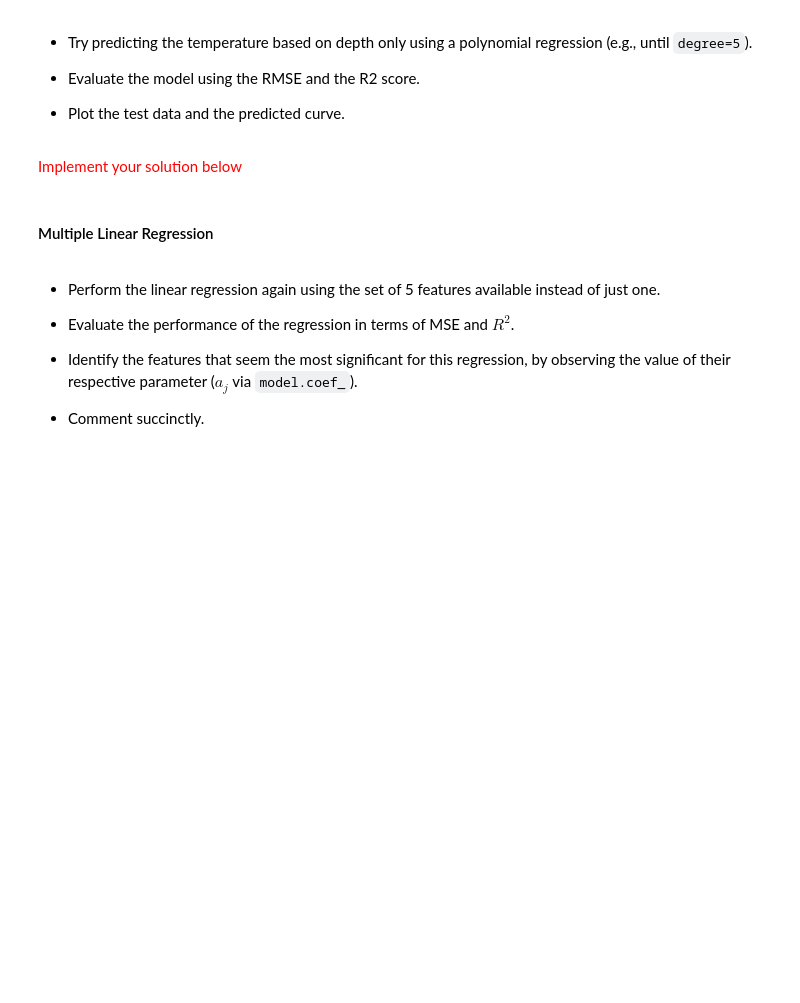
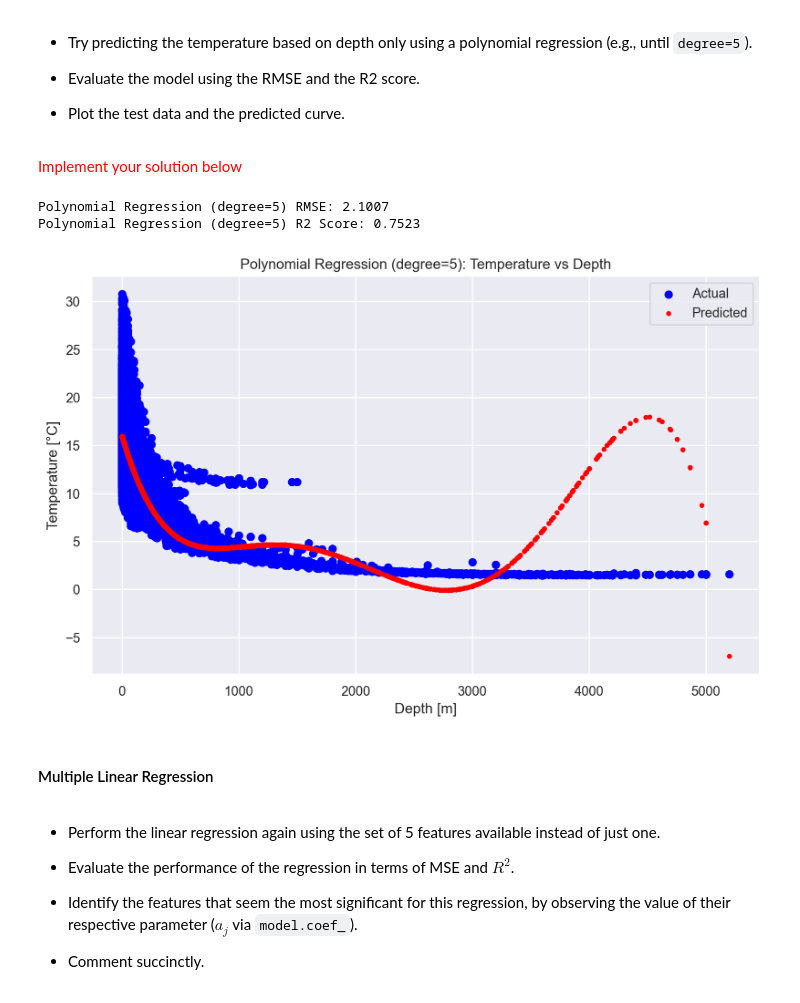
Before and after one commit to petkokp/m1-hands-on-machine-learning, a Jupyter notebook: TP3/TP 3 - Intro Scikit-Learn - Regression.ipynb, the cells around one changed output. Cells and saved outputs as stored; diff of their text form; code cells hidden in the pictures; blank space fills up the shorter version.

```diff
--- a/TP3/TP 3 - Intro Scikit-Learn - Regression.ipynb
+++ b/TP3/TP 3 - Intro Scikit-Learn - Regression.ipynb
@@ -298,6 +340,44 @@ ax[1].grid()
 *   Plot the test data and the predicted curve.
 # %% [markdown]
 <span style="color:red">Implement your solution below</span>
+# %%
+from sklearn.preprocessing import PolynomialFeatures
+
+# Transform the data for polynomial regression
+degree = 5
+poly = PolynomialFeatures(degree)
+X_poly_train = poly.fit_transform(X_train)
+X_poly_test = poly.transform(X_test)
+
+# Initialize the Linear Regression model
+poly_reg_model = LinearRegression()
+
+# Train the model
+poly_reg_model.fit(X_poly_train, y_train)
+
+# Predict the temperature for the test set
+y_poly_pred = poly_reg_model.predict(X_poly_test)
+
+# Evaluate the model
+poly_rmse = np.sqrt(metrics.mean_squared_error(y_test, y_poly_pred))
+poly_r2 = metrics.r2_score(y_test, y_poly_pred)
+
+print(f"Polynomial Regression (degree={degree}) RMSE: {poly_rmse:.4f}")
+print(f"Polynomial Regression (degree={degree}) R2 Score: {poly_r2:.4f}")
+
+# Plot the test data and the predicted curve
+plt.figure(figsize=(10, 6))
+plt.scatter(X_test, y_test, color='blue', label='Actual')
+plt.scatter(X_test, y_poly_pred, color='red', s=10, label='Predicted')
+plt.xlabel('Depth [m]')
+plt.ylabel('Temperature [°C]')
+plt.title(f'Polynomial Regression (degree={degree}): Temperature vs Depth')
+plt.legend()
+plt.show()
+# %% [output]
+Polynomial Regression (degree=5) RMSE: 2.1007
+Polynomial Regression (degree=5) R2 Score: 0.7523
+[figure, added]
 # %% [markdown]
 #### Multiple Linear Regression
 # %% [markdown]
```
Also changed, not shown: parts of 4 cells of this notebook.
